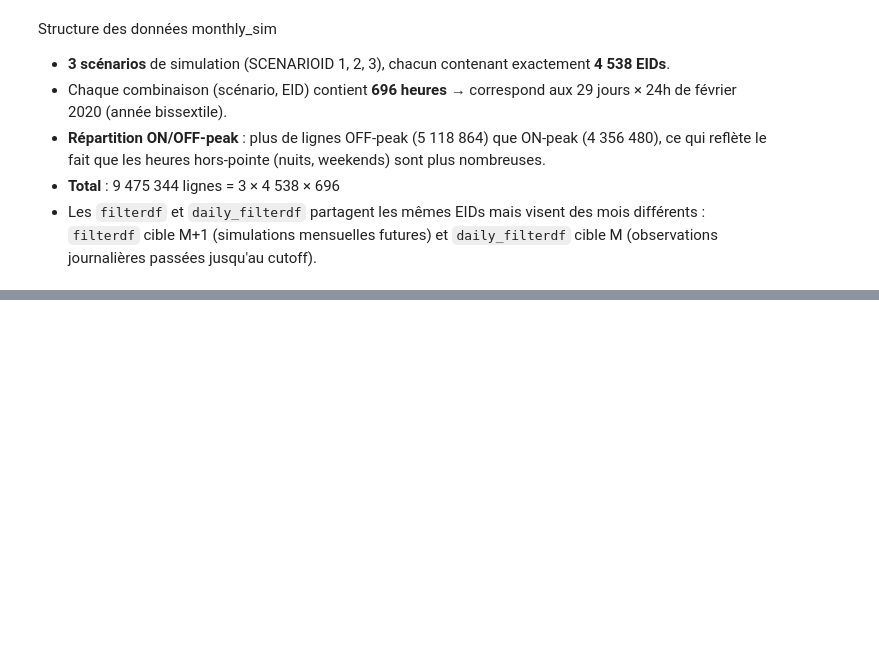
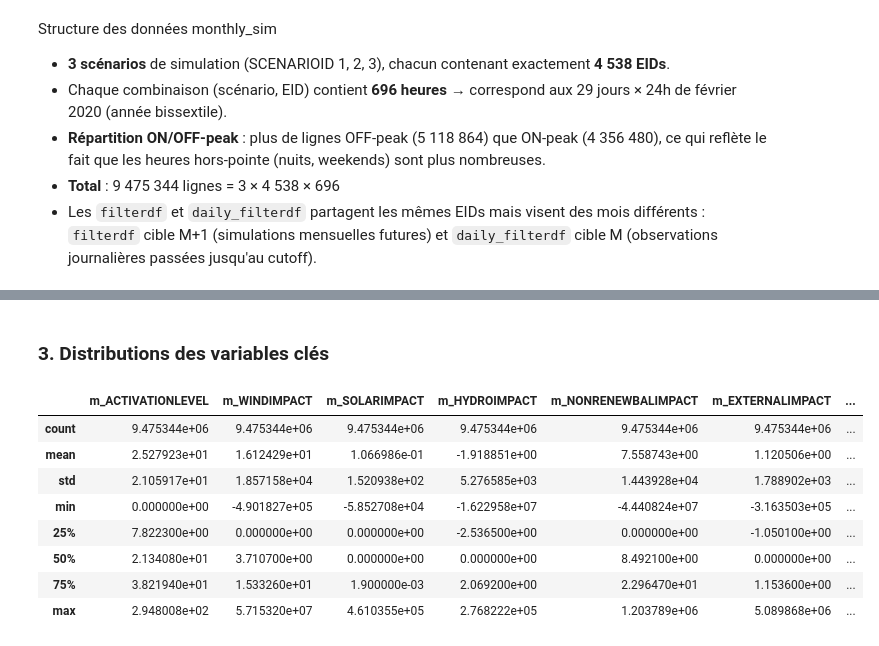
Before and after one commit to MPelland-programming/DataChallenge2026, a Jupyter notebook: experimentation_cristian/experimentation_cristian.ipynb, the cells around one changed output, grey strips where cells are left out. Cells and saved outputs as stored; diff of their text form; code cells hidden in the pictures; blank space fills up the shorter version.

```diff
--- a/experimentation_cristian/experimentation_cristian.ipynb
+++ b/experimentation_cristian/experimentation_cristian.ipynb
@@ -147,0 +204,15 @@ Structure des données monthly_sim
+# %% [markdown]
+### 3. Distributions des variables clés
+# %%
+monthly_sim[['m_ACTIVATIONLEVEL','m_WINDIMPACT','m_SOLARIMPACT','m_HYDROIMPACT',
+             'm_NONRENEWBALIMPACT','m_EXTERNALIMPACT','m_PSM']].describe()
+# %% [output]
+|  | m_ACTIVATIONLEVEL | m_WINDIMPACT | m_SOLARIMPACT | m_HYDROIMPACT | m_NONRENEWBALIMPACT | m_EXTERNALIMPACT | ... |
+| count | 9.475344e+06 | 9.475344e+06 | 9.475344e+06 | 9.475344e+06 | 9.475344e+06 | 9.475344e+06 | ... |
+| mean | 2.527923e+01 | 1.612429e+01 | 1.066986e-01 | -1.918851e+00 | 7.558743e+00 | 1.120506e+00 | ... |
+| std | 2.105917e+01 | 1.857158e+04 | 1.520938e+02 | 5.276585e+03 | 1.443928e+04 | 1.788902e+03 | ... |
+| min | 0.000000e+00 | -4.901827e+05 | -5.852708e+04 | -1.622958e+07 | -4.440824e+07 | -3.163503e+05 | ... |
+| 25% | 7.822300e+00 | 0.000000e+00 | 0.000000e+00 | -2.536500e+00 | 0.000000e+00 | -1.050100e+00 | ... |
+| 50% | 2.134080e+01 | 3.710700e+00 | 0.000000e+00 | 0.000000e+00 | 8.492100e+00 | 0.000000e+00 | ... |
+| 75% | 3.821940e+01 | 1.533260e+01 | 1.900000e-03 | 2.069200e+00 | 2.296470e+01 | 1.153600e+00 | ... |
+| max | 2.948008e+02 | 5.715320e+07 | 4.610355e+05 | 2.768222e+05 | 1.203789e+06 | 5.089868e+06 | ... |
```
Also changed, not shown: parts of 15 cells of this notebook.
